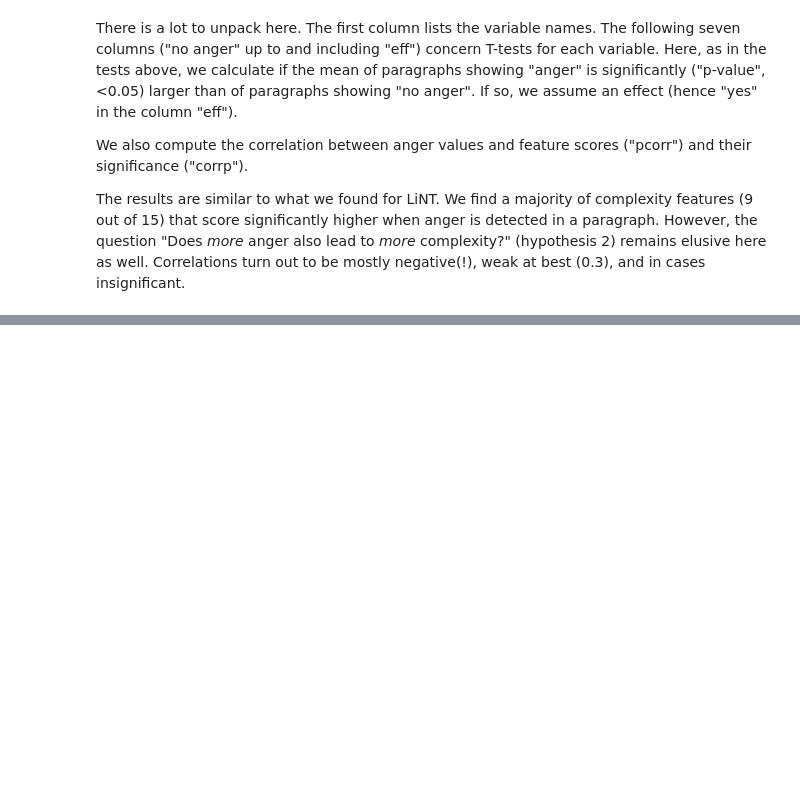
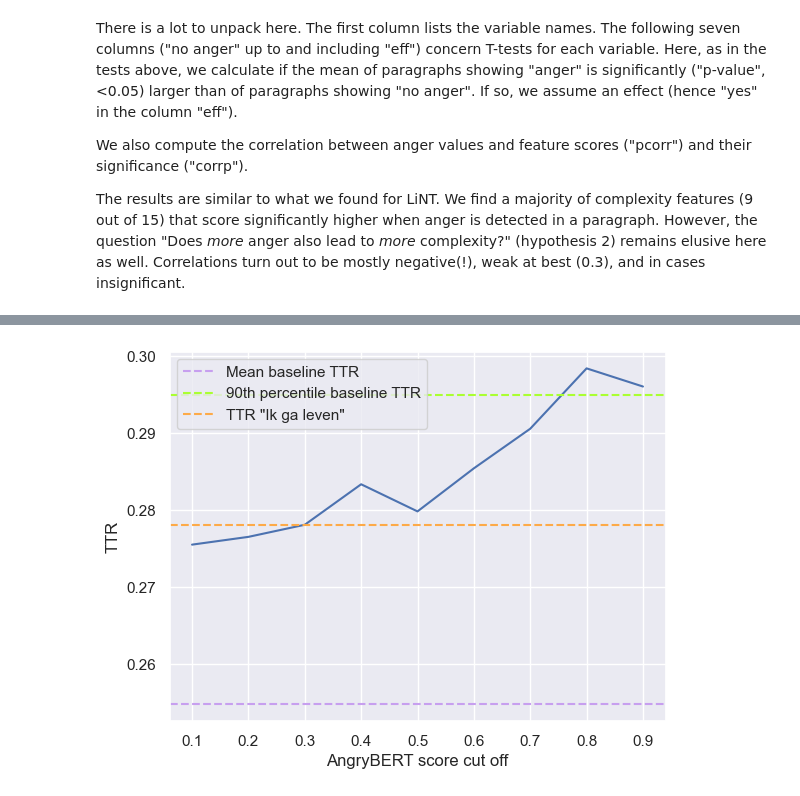
Before and after one commit to jorisvanzundert/Gul_Complexity, a Jupyter notebook: Lale_Gul-Ik_ga_leven-analysis.ipynb, the cells around one changed output, grey strips where cells are left out. Cells and saved outputs as stored; diff of their text form; code cells hidden in the pictures; blank space fills up the shorter version.

```diff
--- a/Lale_Gul-Ik_ga_leven-analysis.ipynb
+++ b/Lale_Gul-Ik_ga_leven-analysis.ipynb
@@ -424,0 +693,3 @@ ax.legend();
+# %%
+# Provide the TTR for Lale Gül's "Ik ga leven" hard coded.
+leven_TTR = 0.2780801583374567
@@ -424,0 +749,13 @@ ax.legend();
+# %%
+cutoffs_scores = pd.read_csv( './data/cutoffs_scores.csv' )
+
+ax = plt.gca()
+plt.plot( cutoffs_scores['cutoffs'], cutoffs_scores['scores']  )
+plt.axhline( mean_ttr_baseline, linestyle='dashed', color='xkcd:lavender', label='Mean baseline TTR' )
+plt.axhline( df_baseline['sampled.TTR'].quantile( 0.9 ), linestyle='dashed', color='xkcd:lime', label='90th percentile baseline TTR' )
+plt.axhline( leven_TTR, linestyle='dashed', color='xkcd:light orange', label='TTR "Ik ga leven"' )
+plt.ylabel('TTR')
+plt.xlabel('AngryBERT score cut off')
+plt.legend();
+# %% [output]
+[figure, added]
```
Also changed, not shown: parts of 61 cells of this notebook, 4 other files.
